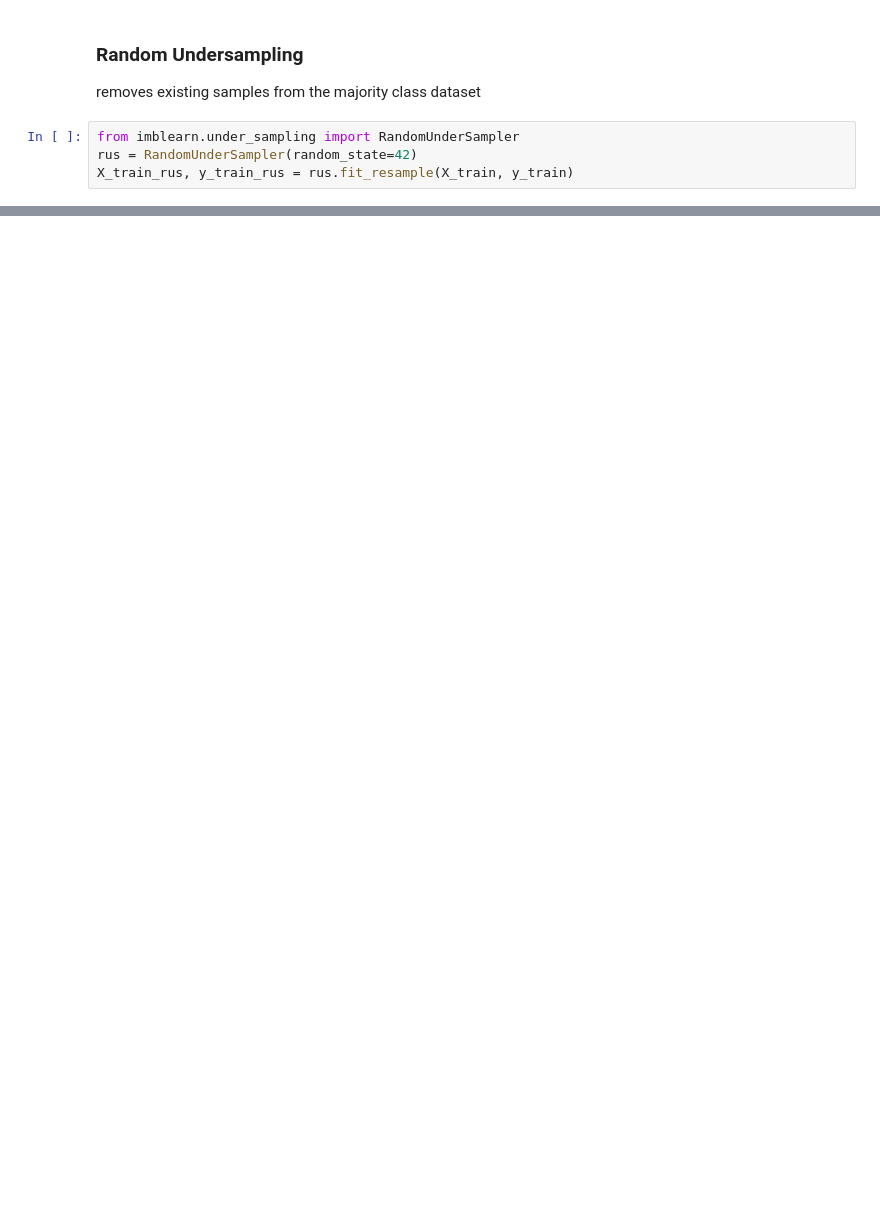
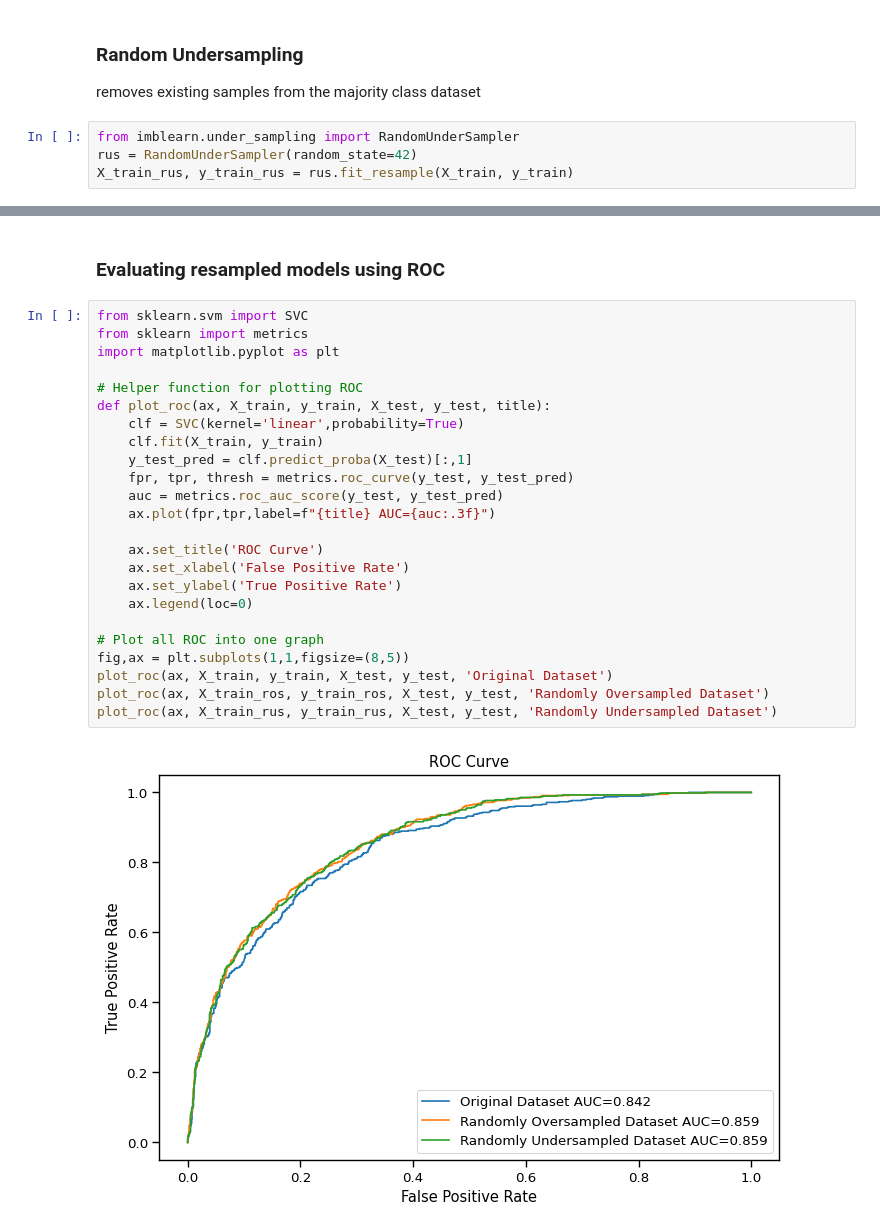
Before and after one commit to KudoroEsther/Customer_churn, a Jupyter notebook: notebooks/sample_copy.ipynb, the cells around one changed output, grey strips where cells are left out. Cells and saved outputs as stored; diff of their text form; blank space fills up the shorter version.

```diff
--- a/notebooks/sample_copy.ipynb
+++ b/notebooks/sample_copy.ipynb
@@ -936,0 +998,28 @@ plt.show()
+# %% [markdown]
+### Evaluating resampled models using ROC
+# %%
+from sklearn.svm import SVC
+from sklearn import metrics
+import matplotlib.pyplot as plt
+
+# Helper function for plotting ROC
+def plot_roc(ax, X_train, y_train, X_test, y_test, title):
+    clf = SVC(kernel='linear',probability=True)
+    clf.fit(X_train, y_train)
+    y_test_pred = clf.predict_proba(X_test)[:,1]
+    fpr, tpr, thresh = metrics.roc_curve(y_test, y_test_pred)
+    auc = metrics.roc_auc_score(y_test, y_test_pred)
+    ax.plot(fpr,tpr,label=f"{title} AUC={auc:.3f}")
+
+    ax.set_title('ROC Curve')
+    ax.set_xlabel('False Positive Rate')
+    ax.set_ylabel('True Positive Rate')
+    ax.legend(loc=0)
+
+# Plot all ROC into one graph
+fig,ax = plt.subplots(1,1,figsize=(8,5))
+plot_roc(ax, X_train, y_train, X_test, y_test, 'Original Dataset')
+plot_roc(ax, X_train_ros, y_train_ros, X_test, y_test, 'Randomly Oversampled Dataset')
+plot_roc(ax, X_train_rus, y_train_rus, X_test, y_test, 'Randomly Undersampled Dataset')
+# %% [output]
+[figure, added]
```
Also changed, not shown: parts of 17 cells of this notebook.
